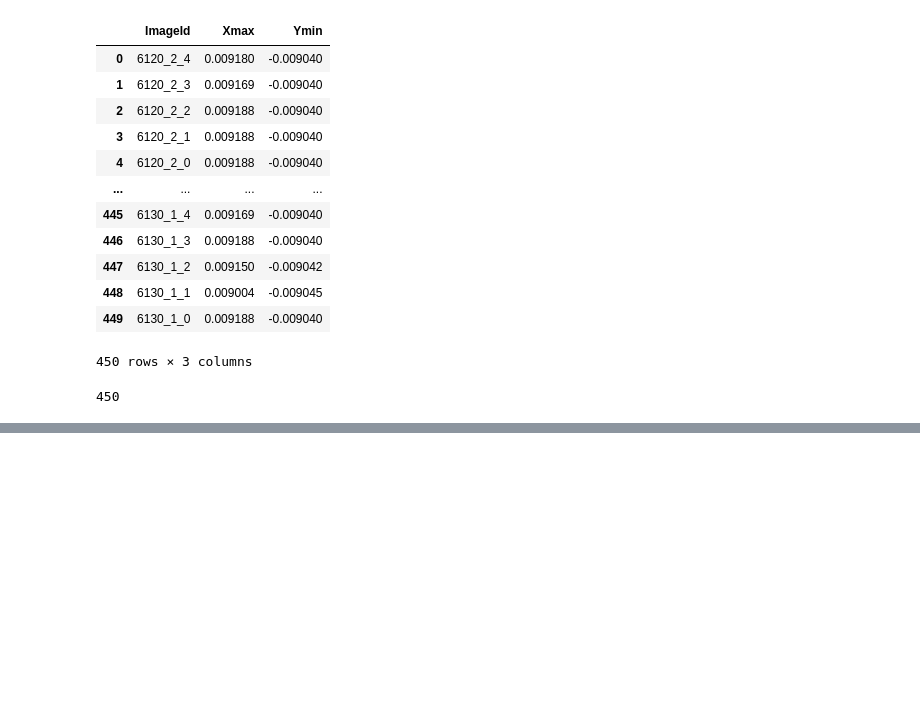
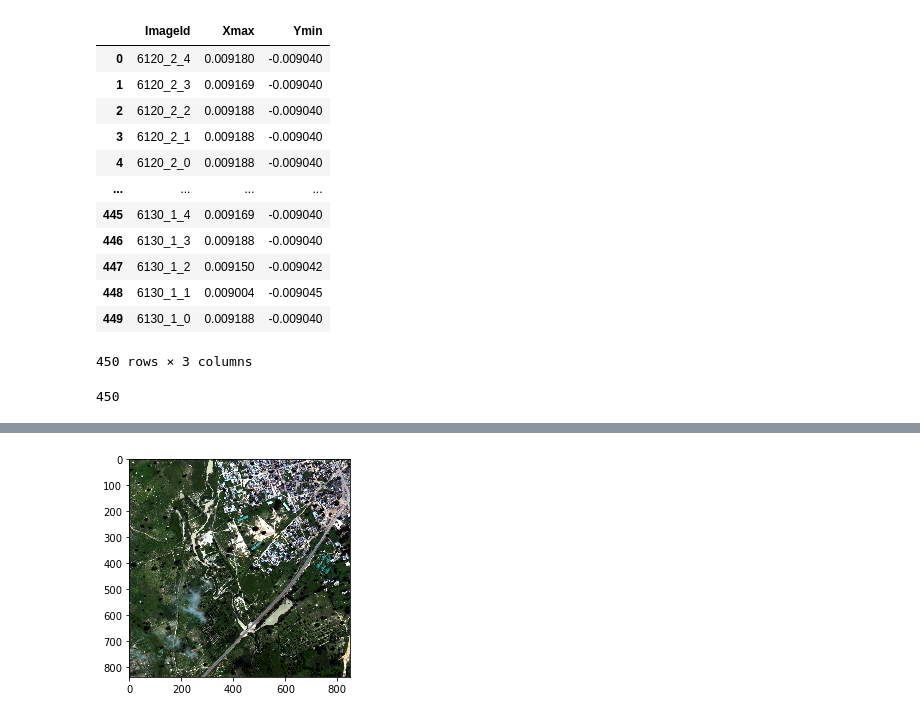
Before and after one commit to maxVeremchuk/dstl_satellite, a Jupyter notebook: dstl.ipynb, the cells around one changed output, grey strips where cells are left out. Drawn from its saved outputs; the diff is of its cells as text; code cells hidden in the pictures; blank space fills up the shorter version.

```diff
--- a/dstl.ipynb
+++ b/dstl.ipynb
@@ -13,6 +26,10 @@ import tensorflow as tf
 # %%
-#constants
+# constants
 SIZE_CHUNK = 160
 CLASS_AMOUNT = 10
 THRESHOLDS = [0.4, 0.1, 0.1, 0.15, 0.3, 0.95, 0.1, 0.05, 0.001, 0.005]
+BASE_PATH = "./prepared_data/"
+DATA_PATH = "./data"
+SMOOTH = 1e-12
+EPOCHS = 10
 # %%
@@ -276,0 +644,8 @@ for i in range(5):
+# %%
+rgb_img = os.path.join(Path(DATA_PATH) / 'sixteen_band', "6100_2_2_M.tif")
+rgb_img = tiff.imread(rgb_img)
+rgb_img = np.rollaxis(rgb_img, 0, 3)
+img = adjust_image(rgb_img).copy()
+plot_image(img)
+# %% [output]
+[figure, added]
```
Also changed, not shown: parts of 55 cells of this notebook.
